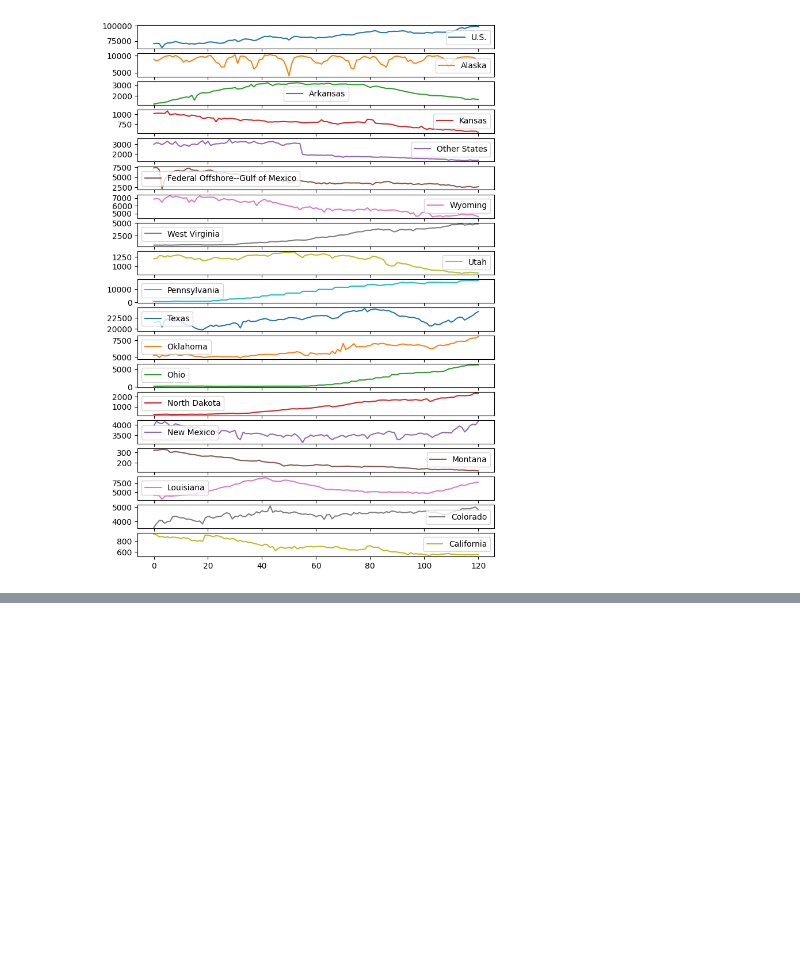
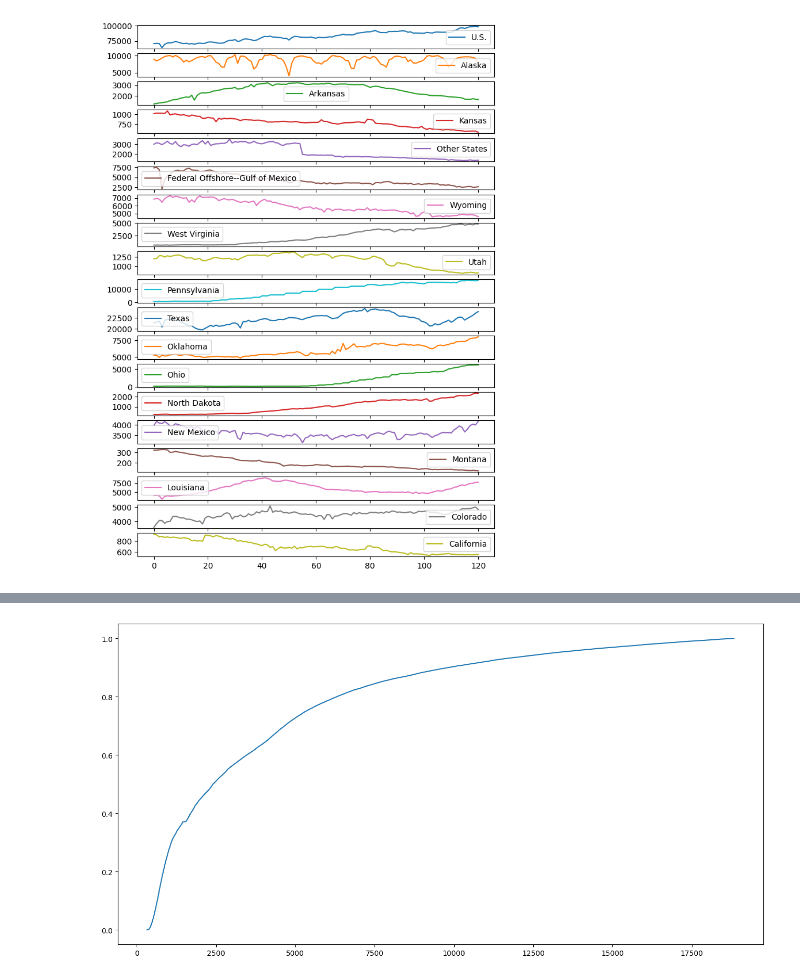
Before and after one commit to hughharford/d_s, a Jupyter notebook: notebooks/data_sci_visualisation.ipynb, the cells around one changed output, grey strips where cells are left out. Drawn from its saved outputs; the diff is of its cells as text; code cells hidden in the pictures; blank space fills up the shorter version.

```diff
--- a/notebooks/data_sci_visualisation.ipynb
+++ b/notebooks/data_sci_visualisation.ipynb
@@ -280,0 +302,13 @@ NameError: name 'orders' is not defined
+# %%
+# load data
+diamonds = sns.load_dataset('diamonds')
+# %%
+# Create the CDF
+cdf_prices = Cdf.from_seq(diamonds['price'])
+
+# Plot the CDF
+fig, ax = plt.subplots(figsize=(16, 8))
+ax.plot(cdf_prices)
+plt.show();
+# %% [output]
+[figure, added]
```
Also changed, not shown: parts of 9 cells of this notebook, 1 other file.
